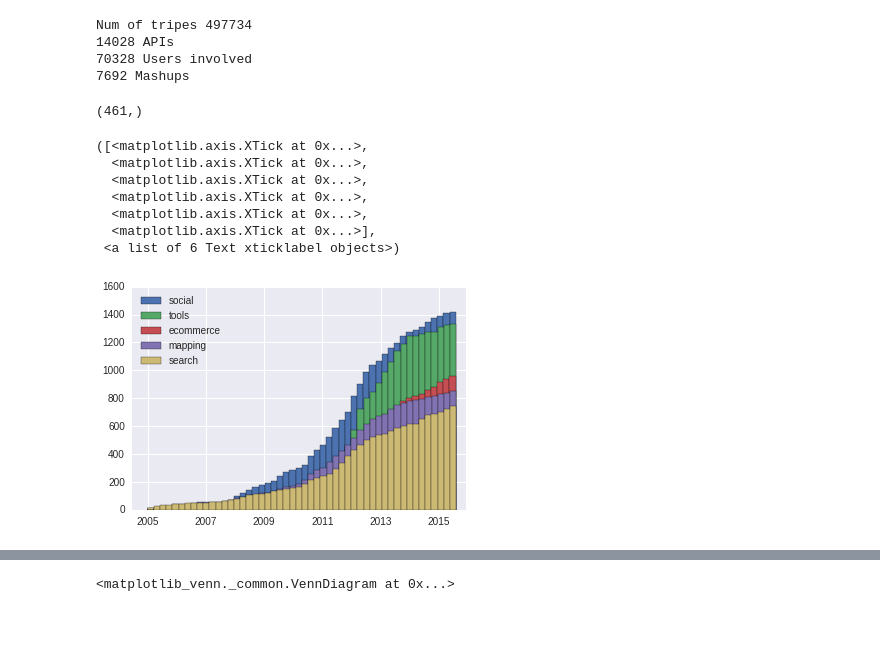
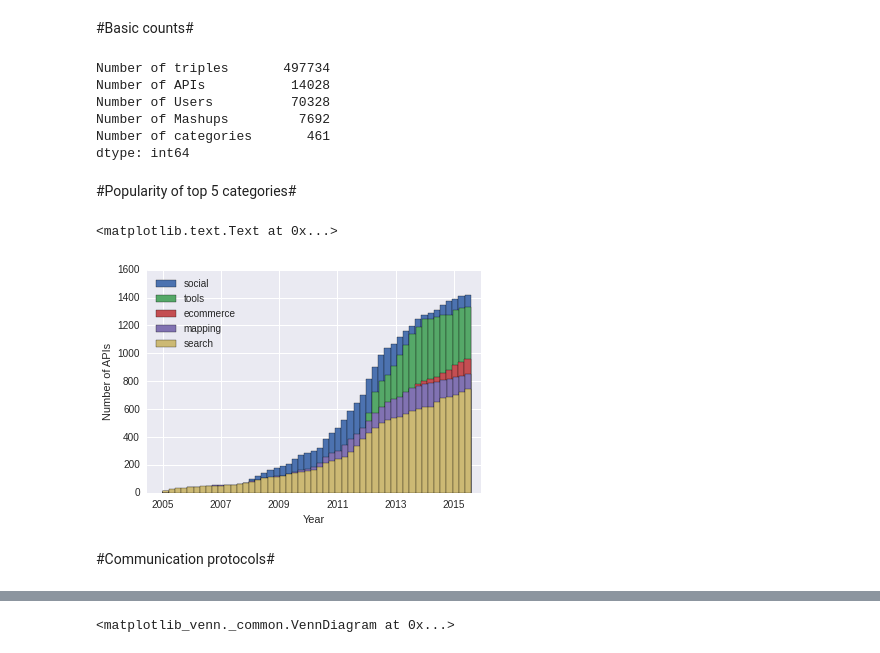
Before and after one commit to omelkova/pw_crawler, a Jupyter notebook: analysis/graph_analysis.ipynb, the cells around one changed output, grey strips where cells are left out. Saved outputs shown, nothing was run; the diff lists cells and outputs as text; code cells hidden in the pictures; blank space fills up the shorter version.

```diff
--- a/analysis/graph_analysis.ipynb
+++ b/analysis/graph_analysis.ipynb
@@ -19,61 +18,63 @@ localNS = Namespace("http://deepweb.ut.ee/ontologies/api-network#")
 # %%
 ns = dict(api_network=localNS, cat= Namespace("http://www.programmableweb.com/category/"),
           rdf = RDF, gr = Namespace("http://purl.org/goodrelations/v1#"), pw_api = Namespace("http://www.programmableweb.com/api/") )
-# %%
-#basic counts
-print("Num of tripes "+str(len(g)))
-print(str(len(list(g.subjects(RDF.type, localNS.API))))+" APIs")
-print(str(len(list(g.subjects(RDF.type, foaf.OnlineAccount))))+" Users involved")
-print(str(len(list(g.subjects(RDF.type, localNS.Mashup))))+" Mashups")
-#distinct categories
-categories = []
-for i in g.objects(None, localNS.secondaryCategory):
-    categories.append(i)
-cat_np = np.array(categories)
-unique = np.unique(cat_np)
-unique.shape
-# %% [output]
-Num of tripes 497734
-14028 APIs
-70328 Users involved
-7692 Mashups
-(461,)
+# %% [markdown]
+#Basic counts#
+# %%
+#basic counts
+rows = g.query("""SELECT DISTINCT ?c WHERE {
+                ?s api_network:primaryCategory|api_network:secondaryCategory ?c .}""" , initNs=ns)
+categories = len(rows)
+num_of_triplets = (len(g))
+num_of_apis = (len(list(g.subjects(RDF.type, localNS.API))))
+num_of_users = (len(list(g.subjects(RDF.type, foaf.OnlineAccount))))
+num_of_mashups = (len(list(g.subjects(RDF.type, localNS.Mashup))))
+table = Series([num_of_triplets, num_of_apis, num_of_users, num_of_mashups, categories],
+               index = ["Number of triples","Number of APIs", "Number of Users", "Number of Mashups", "Number of categories"])
+print(table)
+# %% [output]
+Number of triples       497734
+Number of APIs           14028
+Number of Users          70328
+Number of Mashups         7692
+Number of categories       461
+dtype: int64
+# %% [markdown]
+#Popularity of top 5 categories#
 # %%
 def get_data_by_category(category):
     rows = g.query("""SELECT ?s ?d WHERE {?s ?p api_network:API .
                                         ?s api_network:registrationDate ?d .
                                         ?s api_network:primaryCategory|api_network:secondaryCategory cat:%s .}""" % category, initNs=ns)
     #print(len([t["?s"] for t in rows.bindings]))
     dates = [t["?d"] for t in rows.bindings]
     return [r.toPython() for r in dates]
 categories = ["search", "mapping", "tools", "social", "ecommerce"]
 dict_of_dates = {}
 for cat in categories:
     dict_of_dates[cat]=get_data_by_category(cat)
 #for key in dict_of_dates:
 #    plt.hist(date2num(dict_of_dates[key]), cumulative=True, bins = 50, label = key)
 plt.hist(date2num(dict_of_dates["social"]), cumulative=True, bins = 50, label = "social")
 plt.hist(date2num(dict_of_dates["tools"]), cumulative=True, bins = 50, label = "tools")
 plt.hist(date2num(dict_of_dates["ecommerce"]), cumulative=True, bins = 50, label = "ecommerce")
 plt.hist(date2num(dict_of_dates["mapping"]), cumulative=True, bins = 50, label = "mapping")
 plt.hist(date2num(dict_of_dates["search"]), cumulative=True, bins = 50, label = "search")
 
 plt.legend(loc=2)
 x=date2num(dict_of_dates["mapping"])
 plt.xticks(np.arange(min(x), max(x)+1, (max(x)+1 - min(x))/5.3), ["2005", "2007", "2009", "2011", "2013", "2015"])
+plt.xlabel("Year")
+plt.ylabel("Number of APIs")
 #def plot_kd(list_of_dates):
 #    s = Series(date2num(list_of_dates))
 #    xcol, ycol = sns.kdeplot(s, color = "w").get_lines().pop().get_data()
 #    ycol=np.cumsum(ycol)
 #    line, = plt.plot(xcol,ycol)
 #    return line
 # %% [output]
-([<matplotlib.axis.XTick at 0x...>,
-  <matplotlib.axis.XTick at 0x...>,
-  <matplotlib.axis.XTick at 0x...>,
-  <matplotlib.axis.XTick at 0x...>,
-  <matplotlib.axis.XTick at 0x...>,
-  <matplotlib.axis.XTick at 0x...>],
- <a list of 6 Text xticklabel objects>)
+<matplotlib.text.Text at 0x...>
-[figure, old version]
+[figure, new version]
+# %% [markdown]
+#Communication protocols#
 # %%
```
Also changed, not shown: parts of 11 cells of this notebook.
